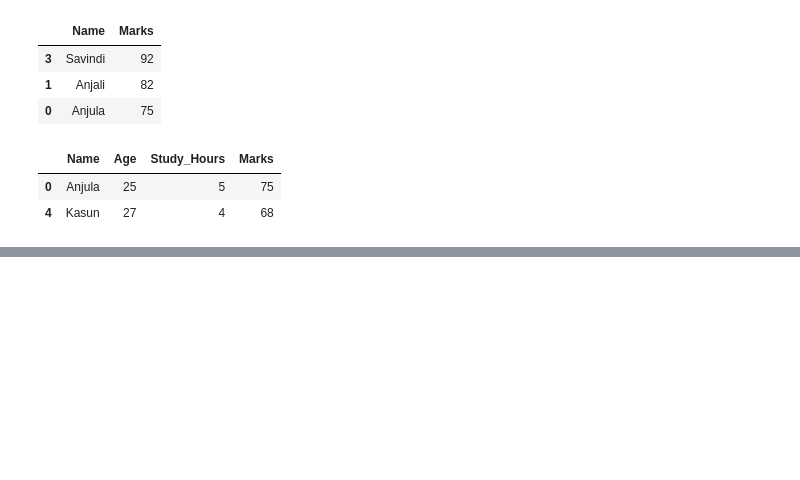
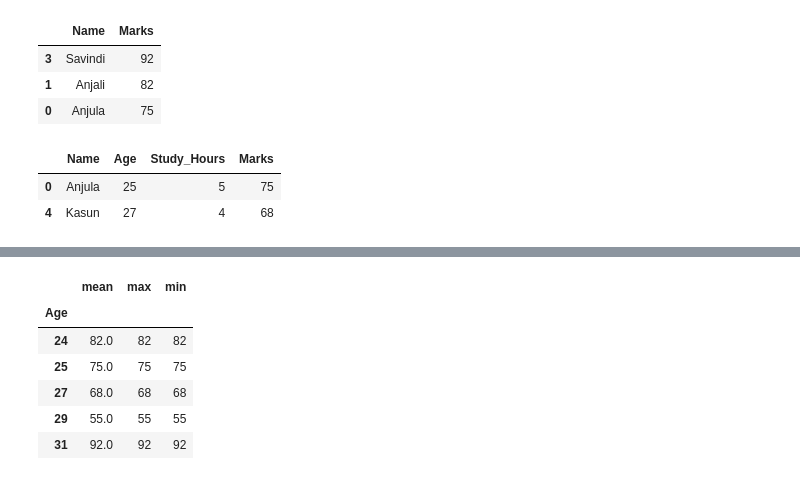
Before and after one commit to Anjula2001/study-research-agent, a Jupyter notebook: 04-Data-Analysis/data_analysis.ipynb, the cells around one changed output, grey strips where cells are left out. Drawn from its saved outputs; the diff is of its cells as text; code cells hidden in the pictures; blank space fills up the shorter version.

```diff
--- a/04-Data-Analysis/data_analysis.ipynb
+++ b/04-Data-Analysis/data_analysis.ipynb
@@ -240,0 +260,10 @@ df[df["Name"].isin(["Anjula", "Kasun"])]
+# %%
+df.groupby("Age")["Marks"].agg(["mean", "max", "min"])
+# %% [output]
+|  | mean | max | min |
+| Age |  |  |  |
+| 24 | 82.0 | 82 | 82 |
+| 25 | 75.0 | 75 | 75 |
+| 27 | 68.0 | 68 | 68 |
+| 29 | 55.0 | 55 | 55 |
+| 31 | 92.0 | 92 | 92 |
```
Also changed, not shown: parts of 7 cells of this notebook.
